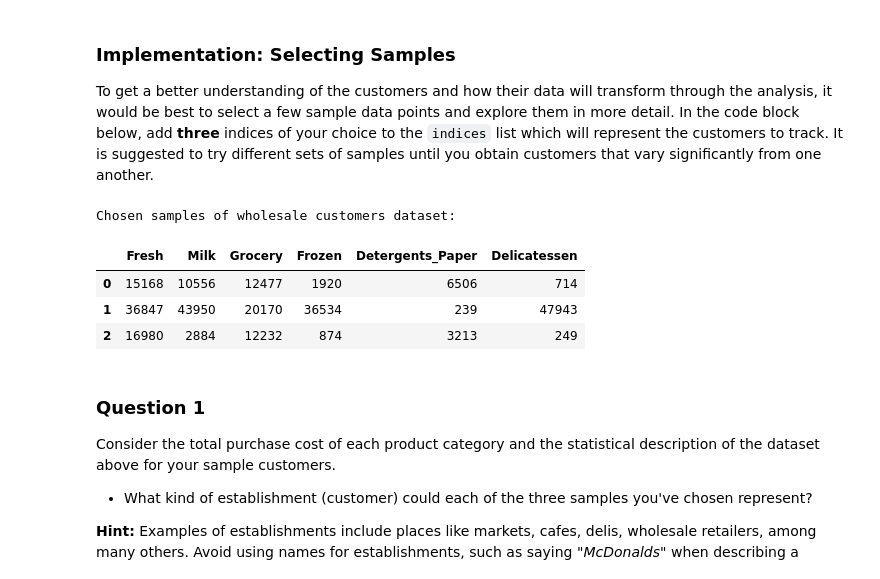
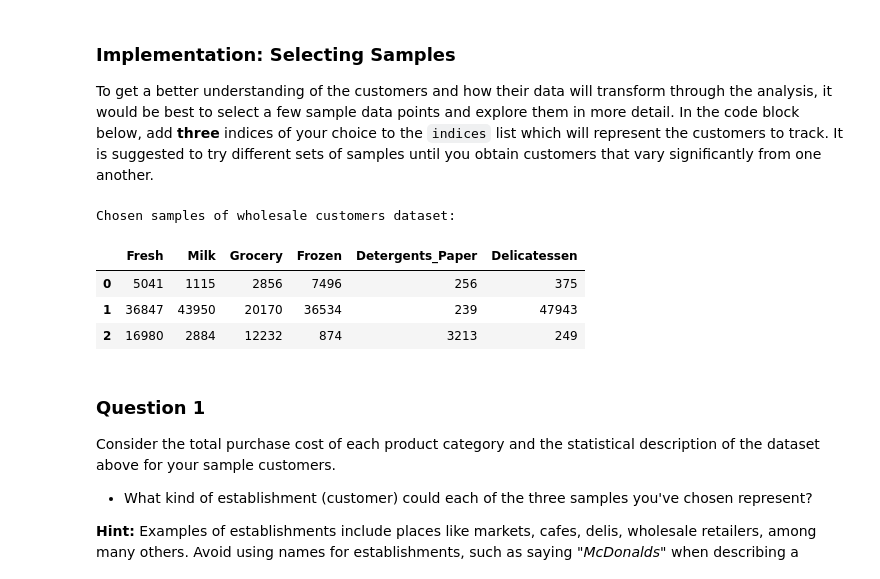
Before and after one commit to amankaushik/MLUdacityNanodegree, a Jupyter notebook: customer_segments/customer_segments.ipynb, the cells around one changed output. Saved outputs shown, nothing was run; the diff lists cells and outputs as text; code cells hidden in the pictures.

```diff
--- a/customer_segments/customer_segments.ipynb
+++ b/customer_segments/customer_segments.ipynb
@@ -60,16 +60,16 @@ display(data.describe())
 To get a better understanding of the customers and how their data will transform through the analysis, it would be best to select a few sample data points and explore them in more detail. In the code block below, add **three** indices of your choice to the `indices` list which will represent the customers to track. It is suggested to try different sets of samples until you obtain customers that vary significantly from one another.
 # %%
 # TODO: Select three indices of your choice you wish to sample from the dataset
-indices = [37, 183, 424]
+indices = [222, 183, 424]
 
 # Create a DataFrame of the chosen samples
 samples = pd.DataFrame(data.loc[indices], columns = data.keys()).reset_index(drop = True)
 print "Chosen samples of wholesale customers dataset:"
 display(samples)
 # %% [output]
 Chosen samples of wholesale customers dataset:
 |  | Fresh | Milk | Grocery | Frozen | Detergents_Paper | Delicatessen |
-| 0 | 15168 | 10556 | 12477 | 1920 | 6506 | 714 |
+| 0 | 5041 | 1115 | 2856 | 7496 | 256 | 375 |
 | 1 | 36847 | 43950 | 20170 | 36534 | 239 | 47943 |
 | 2 | 16980 | 2884 | 12232 | 874 | 3213 | 249 |
 # %% [markdown]
```
Also changed, not shown: parts of 17 cells of this notebook, 1 other file.
